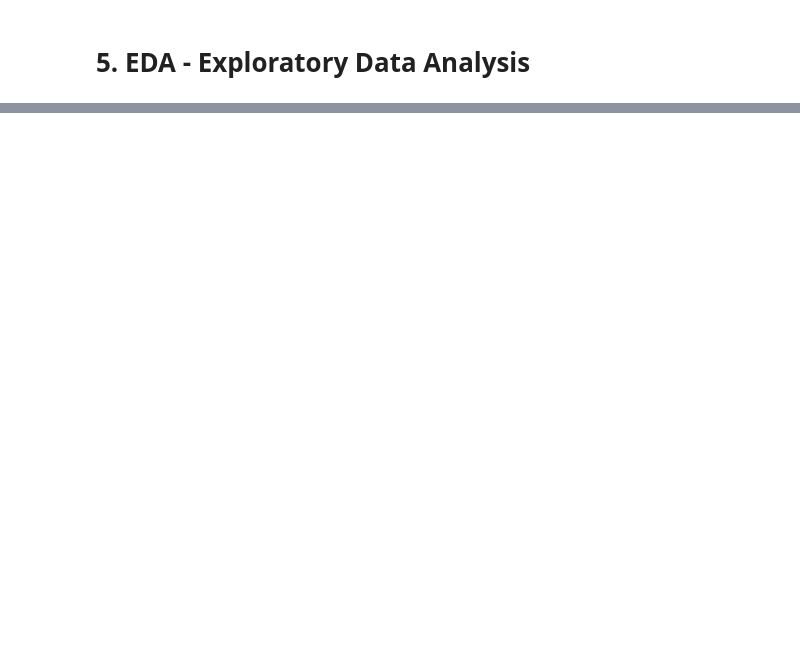
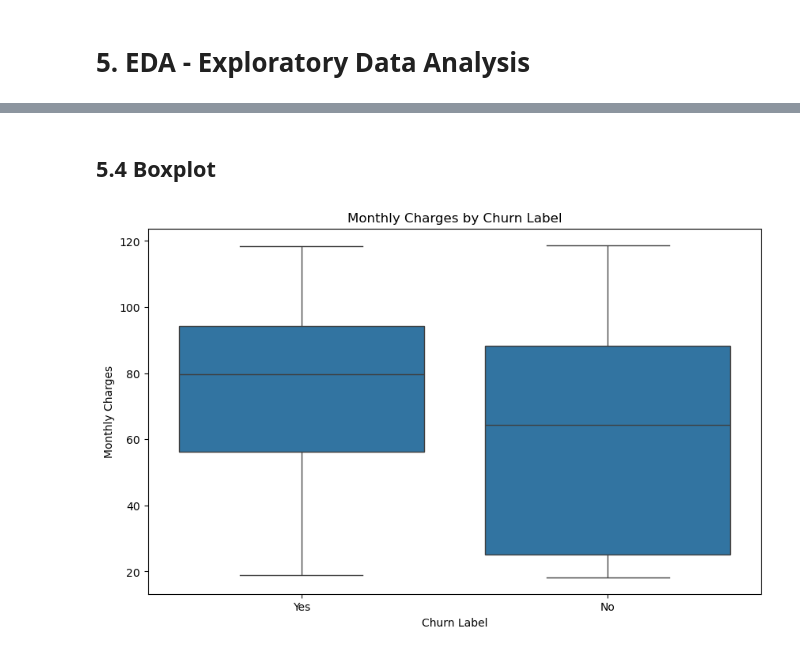
Before and after one commit to joycelee2025/1164049, a Jupyter notebook: data_preprocessing.ipynb, the cells around one changed output, grey strips where cells are left out. Saved outputs shown, nothing was run; the diff lists cells and outputs as text; code cells hidden in the pictures; blank space fills up the shorter version.

```diff
--- a/data_preprocessing.ipynb
+++ b/data_preprocessing.ipynb
@@ -339,0 +359,12 @@ plt.show()
+# %% [markdown]
+## 5.4 Boxplot
+# %%
+# use boxplot to visualise the relationship between 'Churn Label' and 'Monthly Charges'
+plt.figure(figsize=(10, 6))
+sns.boxplot(data=df, x='Churn Label', y='Monthly Charges')
+plt.title('Monthly Charges by Churn Label')
+plt.xlabel('Churn Label')
+plt.ylabel('Monthly Charges')
+plt.show()
+# %% [output]
+[figure, added]
```
Also changed, not shown: parts of 37 cells of this notebook, 3 other files.
